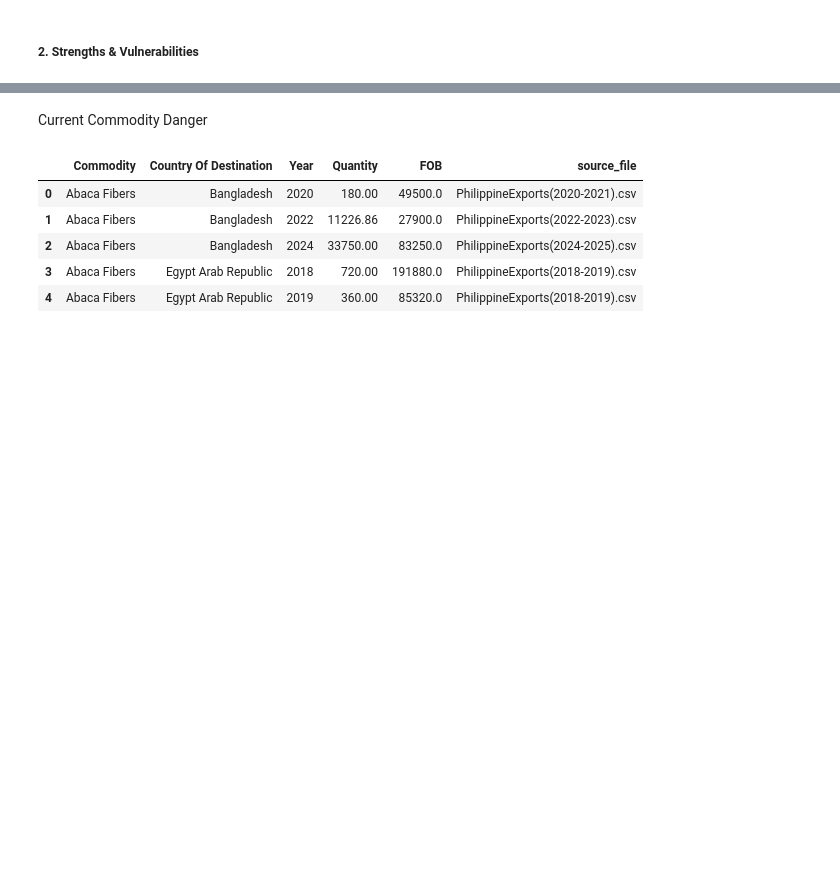
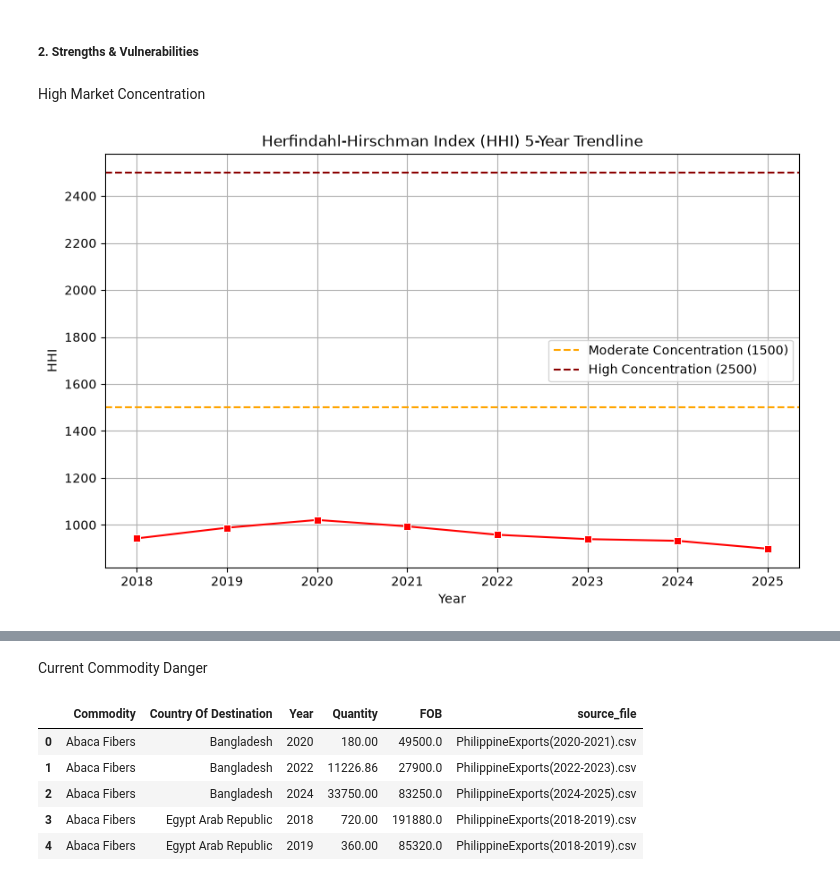
Before and after one commit to nomorepinto/DataSci1-Group9-Act2, a Jupyter notebook: FinalProject.ipynb, the cells around one changed output, grey strips where cells are left out. Saved outputs shown, nothing was run; the diff lists cells and outputs as text; code cells hidden in the pictures; blank space fills up the shorter version.

```diff
--- a/FinalProject.ipynb
+++ b/FinalProject.ipynb
@@ -27,2 +167,52 @@ Successfully installed contourpy-1.3.3 cycler-0.12.1 fonttools-4.63.0 joblib-1.5
 # %% [markdown]
 ##### 2. Strengths & Vulnerabilities
+# %% [markdown]
+High Market Concentration
+# %%
+# --- High Market Concentration: HHI Index ---
+
+# 1. Clean numeric columns in case FOB/Quantity were read as strings (e.g. "1,234.56")
+df['FOB'] = pd.to_numeric(
+    df['FOB'].astype(str).str.replace(',', '').str.strip(),
+    errors='coerce'
+)
+df['Quantity'] = pd.to_numeric(
+    df['Quantity'].astype(str).str.replace(',', '').str.strip(),
+    errors='coerce'
+)
+
+# 2. Clean Year (drop rows where Year is missing/non-numeric)
+df['Year'] = pd.to_numeric(df['Year'], errors='coerce')
+df = df.dropna(subset=['Year'])
+df['Year'] = df['Year'].astype(int)
+
+# 3. Standardize country names to avoid duplicate-but-different-spelling entries
+df['Country Of Destination'] = df['Country Of Destination'].astype(str).str.strip().str.upper()
+
+# 4. Drop rows with missing/invalid FOB before aggregating
+df_hhi = df.dropna(subset=['FOB'])
+df_hhi = df_hhi[df_hhi['FOB'] > 0]
+
+# --- HHI calculation ---
+yearly_totals = df_hhi.groupby('Year')['FOB'].sum().reset_index().rename(columns={'FOB': 'Total Yearly FOB'})
+country_yearly = df_hhi.groupby(['Year', 'Country Of Destination'])['FOB'].sum().reset_index()
+
+country_yearly = pd.merge(country_yearly, yearly_totals, on='Year')
+country_yearly['Market Share (%)'] = (country_yearly['FOB'] / country_yearly['Total Yearly FOB']) * 100
+country_yearly['Share Squared'] = country_yearly['Market Share (%)'] ** 2
+
+hhi_per_year = country_yearly.groupby('Year')['Share Squared'].sum().reset_index().rename(columns={'Share Squared': 'HHI'})
+
+plt.figure(figsize=(10, 6))
+sns.lineplot(data=hhi_per_year, x='Year', y='HHI', marker='s', color='red')
+plt.title('Herfindahl-Hirschman Index (HHI) 5-Year Trendline')
+plt.xlabel('Year')
+plt.ylabel('HHI')
+plt.axhline(y=1500, color='orange', linestyle='--', label='Moderate Concentration (1500)')
+plt.axhline(y=2500, color='darkred', linestyle='--', label='High Concentration (2500)')
+plt.xticks(hhi_per_year['Year'].astype(int))
+plt.legend()
+plt.grid(True)
+plt.show()
+# %% [output]
+[figure, added]
```
Also changed, not shown: parts of 15 cells of this notebook, 7 other files.
